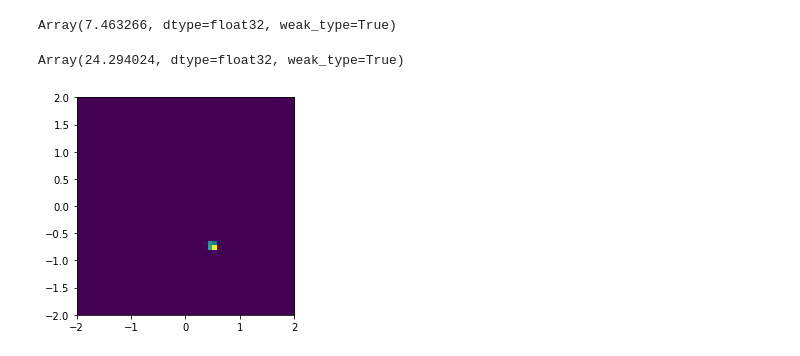
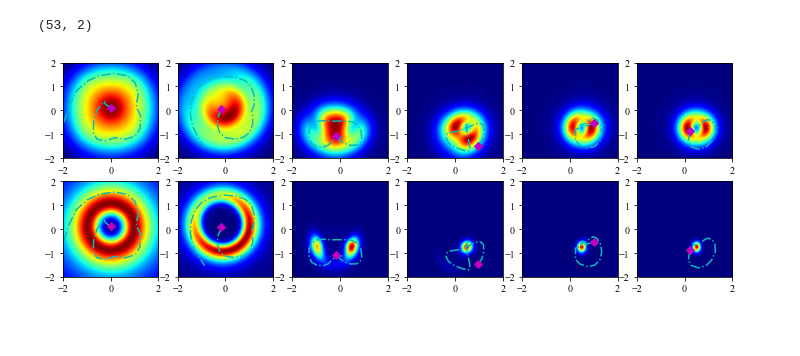
Before and after one commit to ialab-yale/time_optimal_ergodic_search, a Jupyter notebook: experiments/time_varying_search/receding_horizon.ipynb, the cells around one changed output. Saved outputs shown, nothing was run; the diff lists cells and outputs as text; code cells hidden in the pictures; blank space fills up the shorter version.

```diff
--- a/experiments/time_varying_search/receding_horizon.ipynb
+++ b/experiments/time_varying_search/receding_horizon.ipynb
@@ -263,12 +258,22 @@ plt.plot(dt_list)
-# %%
-planner._ck_dynamics._t_curr
-# %% [output]
-Array(7.463266, dtype=float32, weak_type=True)
-# %%
-planner._ck_dynamics._t_curr
-# %% [output]
-Array(24.294024, dtype=float32, weak_type=True)
-# %%
-target_distribution.plot_prior()
-# %% [output]
-[figure, removed]
+# %%
+logger.means.shape
+# %% [output]
+(53, 2)
+# %%
+def plot_fig(ax, img, plan, past):
+    ax.imshow(img, extent=(-2,2,-2,2))
+    ax.plot(past[])
+    ax.plot(plan[:,0], plan[:,1], '-.c')
+    ax.plot(plan[0,0], plan[0,1], '-mD')
+
+plt.rcParams["font.family"] = "Times New Roman"
+
+fig, axs = plt.subplots(2,6, figsize=(12,4))
+
+idxs = [1, 5, 10, 15, 20, 25]
+
+for i, _idx in enumerate(idxs):
+    plot_fig(axs[0,i], logger.infs[_idx], logger.plans[_idx])
+    plot_fig(axs[1,i], logger.probs[_idx], logger.plans[_idx])
+# %% [output]
+[figure, added]
```
Also changed, not shown: parts of 8 cells of this notebook, 12 other files.
